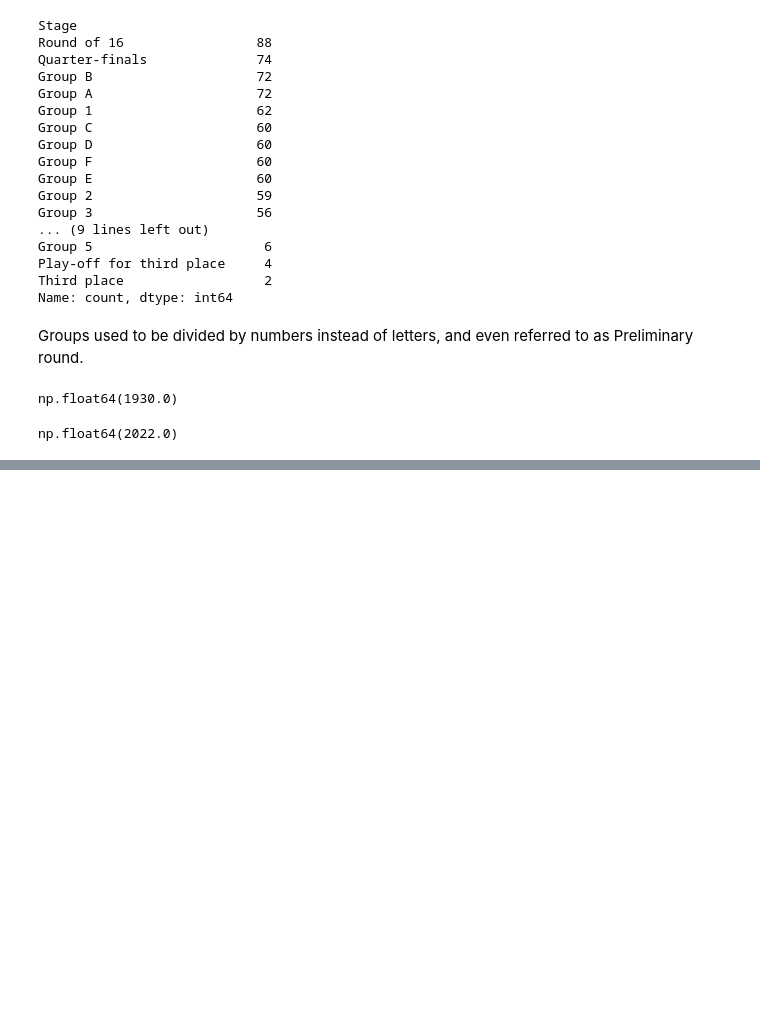
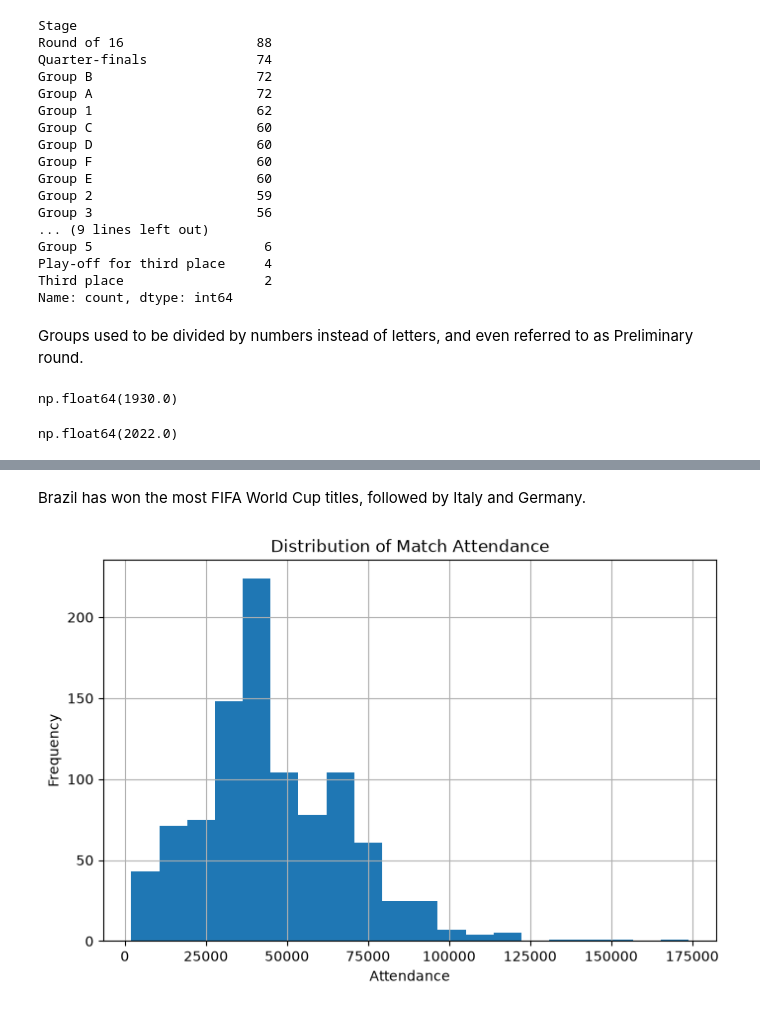
Before and after one commit to dvsdevious/fifa-world-cup-eda, a Jupyter notebook: notebooks/FIFA_EDA.ipynb, the cells around one changed output, grey strips where cells are left out. Drawn from its saved outputs; the diff is of its cells as text; code cells hidden in the pictures; blank space fills up the shorter version.

```diff
--- a/notebooks/FIFA_EDA.ipynb
+++ b/notebooks/FIFA_EDA.ipynb
@@ -194,0 +259,11 @@ np.float64(2022.0)
+# %% [markdown]
+Brazil has won the most FIFA World Cup titles, followed by Italy and Germany.
+# %%
+plt.figure(figsize=(8,5))
+matches["Attendance"].hist(bins=20)
+plt.title("Distribution of Match Attendance")
+plt.xlabel("Attendance")
+plt.ylabel("Frequency")
+plt.show()
+# %% [output]
+[figure, added]
```
Also changed, not shown: parts of 17 cells of this notebook.
